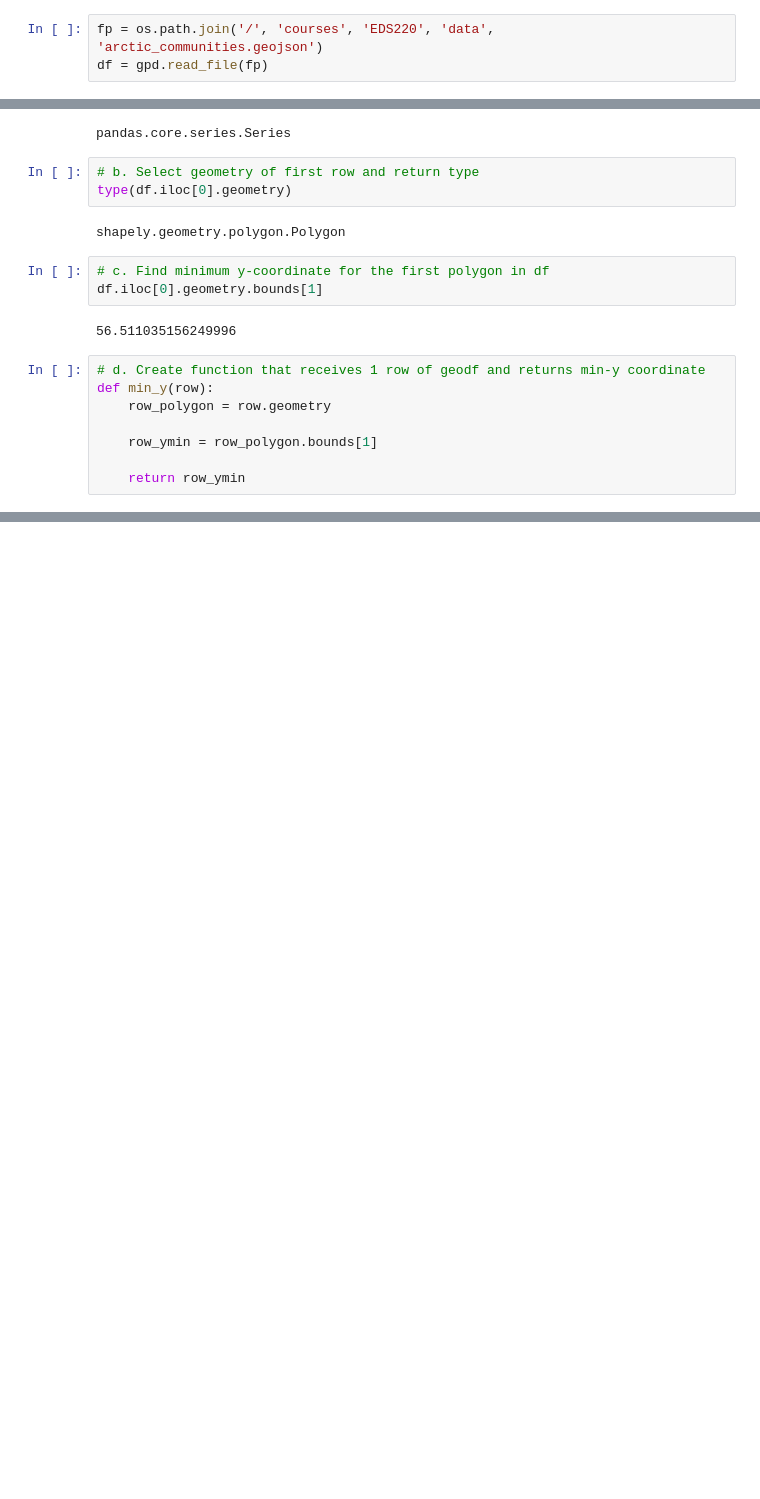
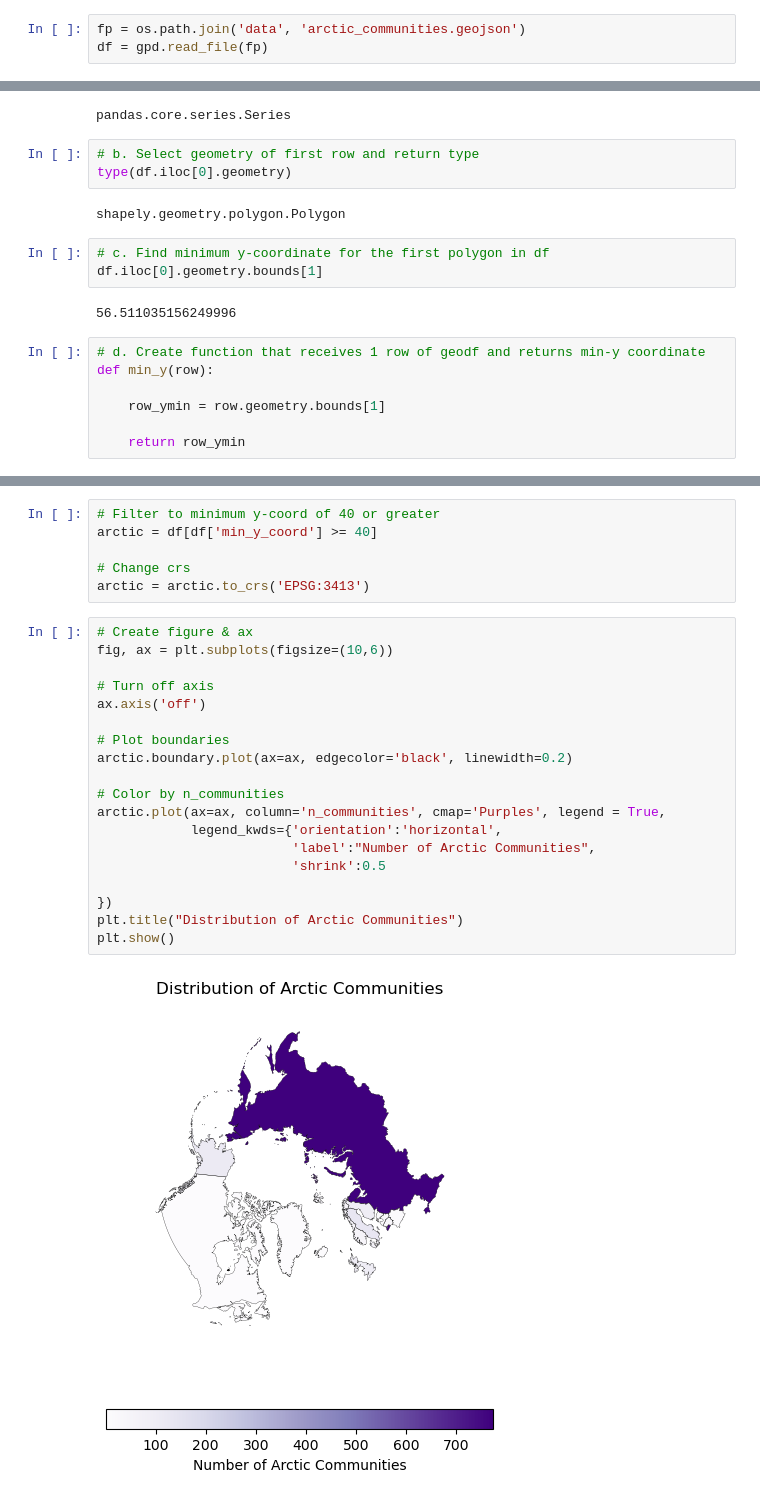
Before and after one commit to zachyyy700/eds220-2025-discussions, a Jupyter notebook: section-6-arctic-communities.ipynb, the cells around one changed output, grey strips where cells are left out. Cells and saved outputs as stored; diff of their text form; blank space fills up the shorter version.

```diff
--- a/section-6-arctic-communities.ipynb
+++ b/section-6-arctic-communities.ipynb
@@ -10,4 +10,4 @@ import geopandas as gpd
 # %%
-fp = os.path.join('/', 'courses', 'EDS220', 'data', 'arctic_communities.geojson')
+fp = os.path.join('data', 'arctic_communities.geojson')
 df = gpd.read_file(fp)
 # %% [markdown]
@@ -75,9 +80,8 @@ df.iloc[0].geometry.bounds[1]
 # %%
 # d. Create function that receives 1 row of geodf and returns min-y coordinate
 def min_y(row):
-    row_polygon = row.geometry
 
-    row_ymin = row_polygon.bounds[1]
+    row_ymin = row.geometry.bounds[1]
 
     return row_ymin
 # %%
@@ -85,0 +92,26 @@ df['min_y_coord'] = df.apply(func=min_y, axis=1)
+# %%
+# Filter to minimum y-coord of 40 or greater
+arctic = df[df['min_y_coord'] >= 40]
+
+# Change crs
+arctic = arctic.to_crs('EPSG:3413')
+# %%
+# Create figure & ax
+fig, ax = plt.subplots(figsize=(10,6))
+
+# Turn off axis
+ax.axis('off')
+
+# Plot boundaries
+arctic.boundary.plot(ax=ax, edgecolor='black', linewidth=0.2)
+
+# Color by n_communities
+arctic.plot(ax=ax, column='n_communities', cmap='Purples', legend = True,
+            legend_kwds={'orientation':'horizontal',
+                         'label':"Number of Arctic Communities",
+                         'shrink':0.5
+                                                                                       })
+plt.title("Distribution of Arctic Communities")
+plt.show()
+# %% [output]
+[figure, added]
```
Also changed, not shown: parts of 6 cells of this notebook.
